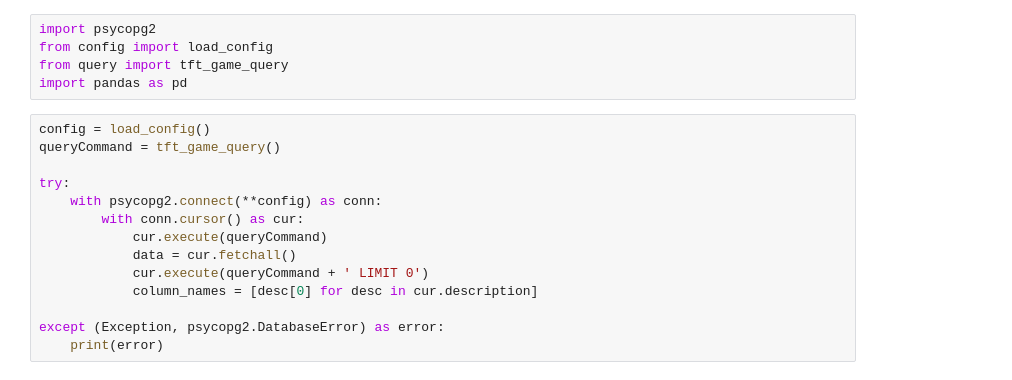
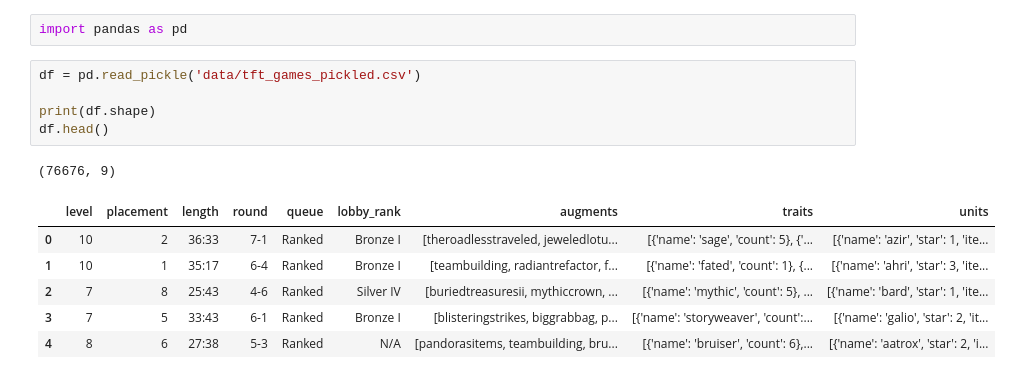
Before and after one commit to WilliamKuDS/tft-be, a Jupyter notebook: tft_django/tft_ml/pipeline/data_preprocessing.ipynb, the cells around one changed output. Cells and saved outputs as stored; diff of their text form.

```diff
--- a/tft_django/tft_ml/pipeline/data_preprocessing.ipynb
+++ b/tft_django/tft_ml/pipeline/data_preprocessing.ipynb
@@ -1,19 +1,15 @@
-# %%
-import psycopg2
-from config import load_config
-from query import tft_game_query
-import pandas as pd
-# %%
-config = load_config()
-queryCommand = tft_game_query()
-
-try:
-    with psycopg2.connect(**config) as conn:
-        with conn.cursor() as cur:
-            cur.execute(queryCommand)
-            data = cur.fetchall()
-            cur.execute(queryCommand + ' LIMIT 0')
-            column_names = [desc[0] for desc in cur.description]
-
-except (Exception, psycopg2.DatabaseError) as error:
-    print(error)
+# %%
+import pandas as pd
+# %%
+df = pd.read_pickle('data/tft_games_pickled.csv')
+
+print(df.shape)
+df.head()
+# %% [output]
+(76676, 9)
+|  | level | placement | length | round | queue | lobby_rank | augments | traits | units |
+| 0 | 10 | 2 | 36:33 | 7-1 | Ranked | Bronze I | [theroadlesstraveled, jeweledlotu... | [{'name': 'sage', 'count': 5}, {'... | [{'name': 'azir', 'star': 1, 'ite... |
+| 1 | 10 | 1 | 35:17 | 6-4 | Ranked | Bronze I | [teambuilding, radiantrefactor, f... | [{'name': 'fated', 'count': 1}, {... | [{'name': 'ahri', 'star': 3, 'ite... |
+| 2 | 7 | 8 | 25:43 | 4-6 | Ranked | Silver IV | [buriedtreasuresii, mythiccrown, ... | [{'name': 'mythic', 'count': 5}, ... | [{'name': 'bard', 'star': 1, 'ite... |
+| 3 | 7 | 5 | 33:43 | 6-1 | Ranked | Bronze I | [blisteringstrikes, biggrabbag, p... | [{'name': 'storyweaver', 'count':... | [{'name': 'galio', 'star': 2, 'it... |
+| 4 | 8 | 6 | 27:38 | 5-3 | Ranked | N/A | [pandorasitems, teambuilding, bru... | [{'name': 'bruiser', 'count': 6},... | [{'name': 'aatrox', 'star': 2, 'i... |
```
Also changed, not shown: parts of 13 cells of this notebook, 2 other files.
